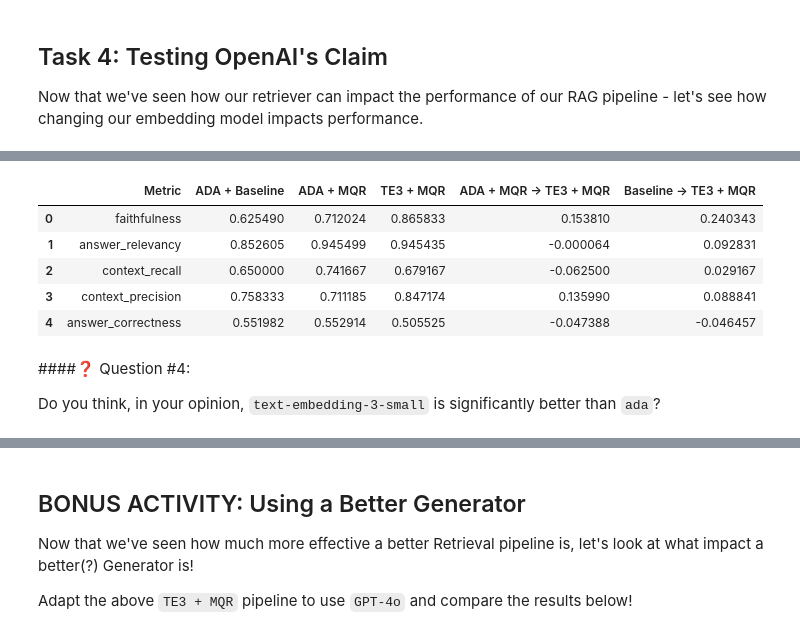
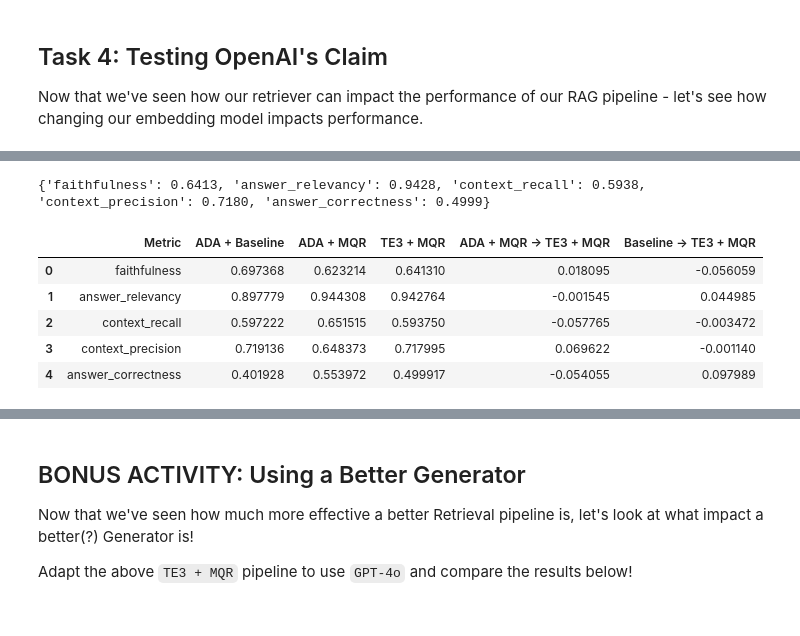
Before and after one commit to pdcodes/AIEngineeringHW, a Jupyter notebook: Week 4/Day 2/Evaluation_of_RAG_using_Ragas_Assignment_Notebook.ipynb, the cells around one changed output, grey strips where cells are left out. Drawn from its saved outputs; the diff is of its cells as text; code cells hidden in the pictures.

Commit message:
completing questions 4

```diff
--- a/Week 4/Day 2/Evaluation_of_RAG_using_Ragas_Assignment_Notebook.ipynb
+++ b/Week 4/Day 2/Evaluation_of_RAG_using_Ragas_Assignment_Notebook.ipynb
@@ -763,0 +765,3 @@ new_advanced_retrieval_results
+# %%
+# Evaluating our new data set
+new_advanced_retrieval_results = evaluate(new_response_dataset_advanced_retrieval, metrics, raise_exceptions=False)
@@ -764,23 +786,29 @@ new_advanced_retrieval_results
+# %%
+# Printing out the results of our evaluation just to make sure
+new_advanced_retrieval_results
+# %% [output]
+{'faithfulness': 0.6413, 'answer_relevancy': 0.9428, 'context_recall': 0.5938, 'context_precision': 0.7180, 'answer_correctness': 0.4999}
 # %%
+"""
+In this code block, we're building a table that can be used to compare the results of our baseline RAG pipeline against
+the pipeline that uses text-embedding-3-small across the 5 key metrics that are used for evaluation. In the right-most column
+we're calculating the difference between the baseline pipeline and the text-embedding-3-small pipeline.
+"""
 df_baseline = pd.DataFrame(list(results.items()), columns=['Metric', 'ADA + Baseline'])
 df_original = pd.DataFrame(list(advanced_retrieval_results.items()), columns=['Metric', 'ADA + MQR'])
 df_comparison = pd.DataFrame(list(new_advanced_retrieval_results.items()), columns=['Metric', 'TE3 + MQR'])
 
 df_merged = pd.merge(df_original, df_comparison, on='Metric')
 df_merged = pd.merge(df_baseline, df_merged, on="Metric")
 
 df_merged['ADA + MQR -> TE3 + MQR'] = df_merged['TE3 + MQR'] - df_merged['ADA + MQR']
 df_merged['Baseline -> TE3 + MQR'] = df_merged['TE3 + MQR'] - df_merged['ADA + Baseline']
 
 df_merged
 # %% [output]
 |  | Metric | ADA + Baseline | ADA + MQR | TE3 + MQR | ADA + MQR -> TE3 + MQR | Baseline -> TE3 + MQR |
-| 0 | faithfulness | 0.625490 | 0.712024 | 0.865833 | 0.153810 | 0.240343 |
-| 1 | answer_relevancy | 0.852605 | 0.945499 | 0.945435 | -0.000064 | 0.092831 |
-| 2 | context_recall | 0.650000 | 0.741667 | 0.679167 | -0.062500 | 0.029167 |
-| 3 | context_precision | 0.758333 | 0.711185 | 0.847174 | 0.135990 | 0.088841 |
-| 4 | answer_correctness | 0.551982 | 0.552914 | 0.505525 | -0.047388 | -0.046457 |
+| 0 | faithfulness | 0.697368 | 0.623214 | 0.641310 | 0.018095 | -0.056059 |
+| 1 | answer_relevancy | 0.897779 | 0.944308 | 0.942764 | -0.001545 | 0.044985 |
+| 2 | context_recall | 0.597222 | 0.651515 | 0.593750 | -0.057765 | -0.003472 |
+| 3 | context_precision | 0.719136 | 0.648373 | 0.717995 | 0.069622 | -0.001140 |
+| 4 | answer_correctness | 0.401928 | 0.553972 | 0.499917 | -0.054055 | 0.097989 |
-# %% [markdown]
-####❓ Question #4:
-
-Do you think, in your opinion, `text-embedding-3-small` is significantly better than `ada`?
```
Also changed, not shown: parts of 18 cells of this notebook.
